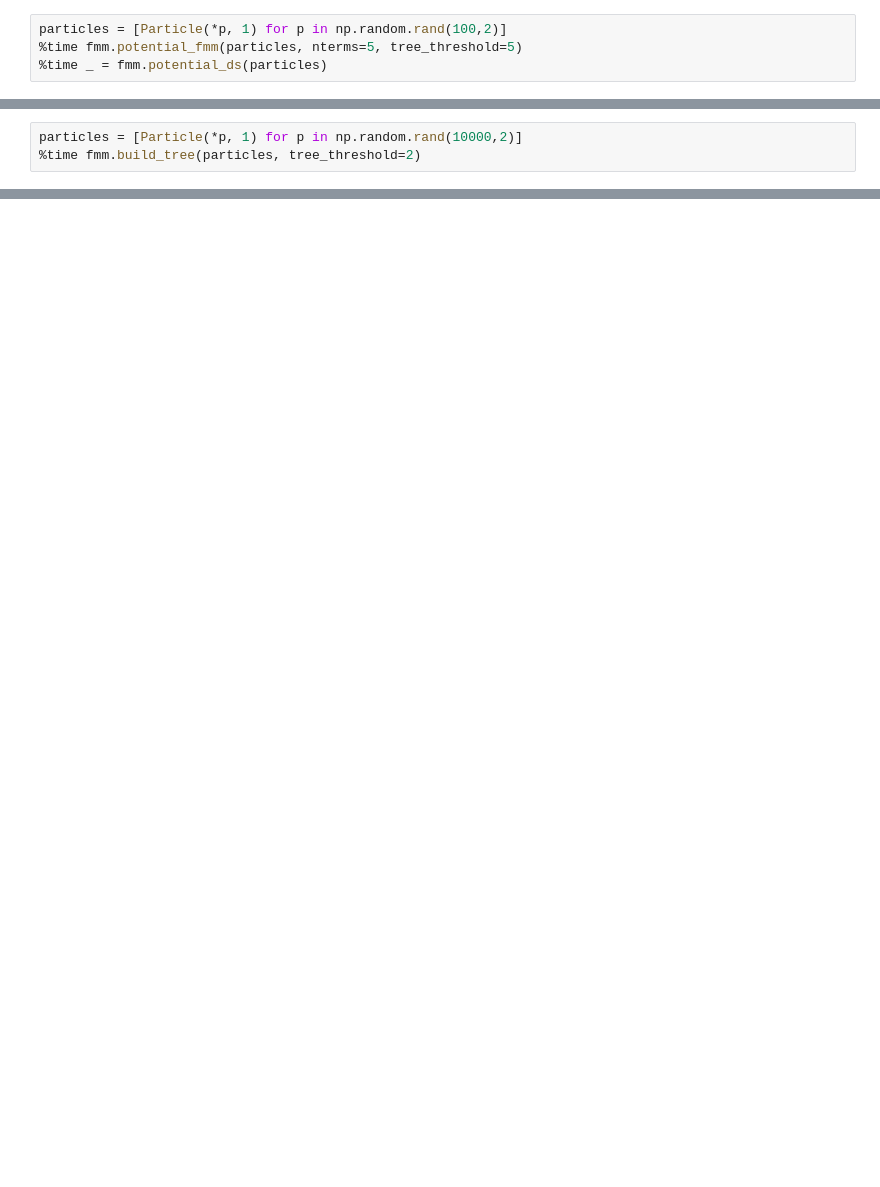
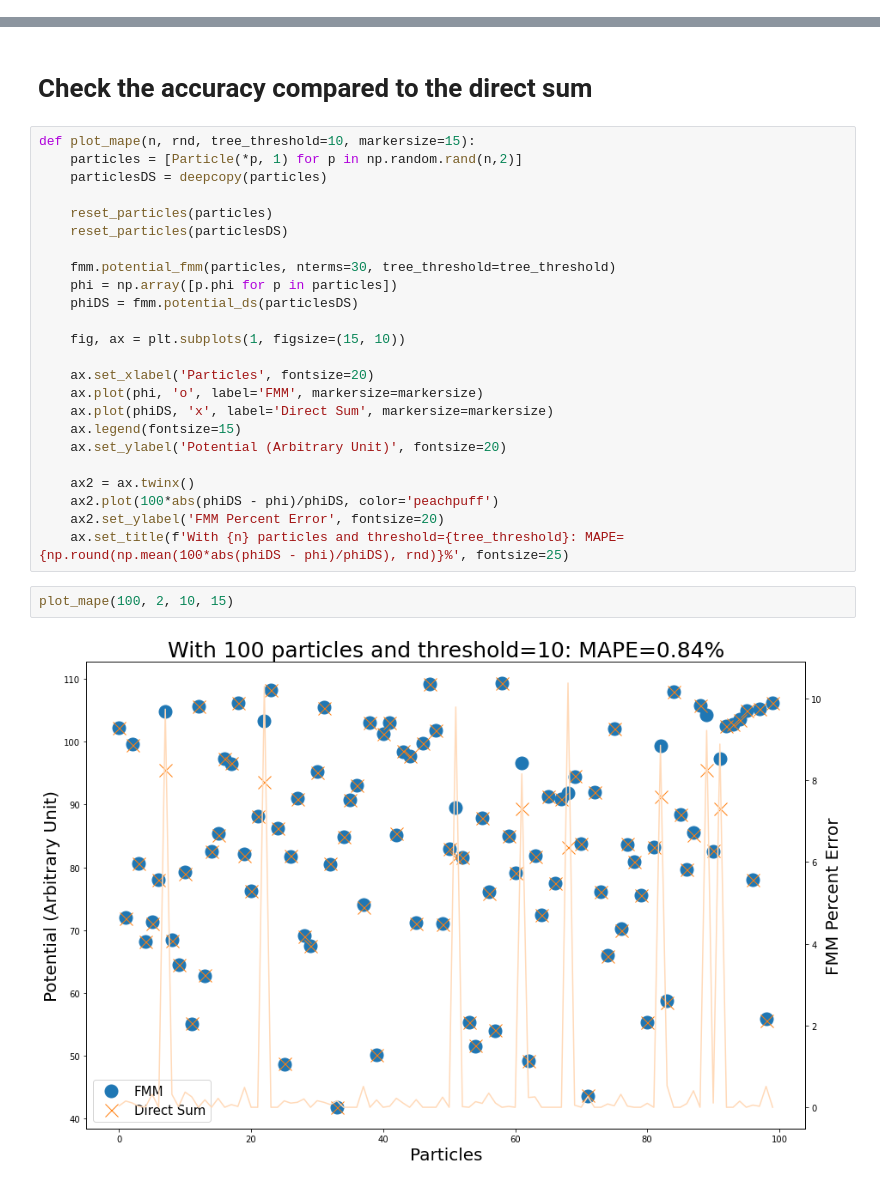
Before and after one commit to Ezekiel-25-17/Fast_Multipole_Method, a Jupyter notebook: fast_multipole_method.ipynb, the cells around one changed output, grey strips where cells are left out. Drawn from its saved outputs; the diff is of its cells as text; blank space fills up the shorter version.

```diff
--- a/fast_multipole_method.ipynb
+++ b/fast_multipole_method.ipynb
@@ -75,4 +31,0 @@ treetimed = time_function(fmm.build_tree)
-# %%
-particles = [Particle(*p, 1) for p in np.random.rand(100,2)]
-%time fmm.potential_fmm(particles, nterms=5, tree_threshold=5)
-%time _ = fmm.potential_ds(particles)
@@ -106,3 +31,0 @@ plt.show()
-# %%
-particles = [Particle(*p, 1) for p in np.random.rand(10000,2)]
-%time fmm.build_tree(particles, tree_threshold=2)
@@ -124,0 +48,30 @@ pinitf = lambda n: [fmm.Particle(*p, 1) for p in np.random.rand(n,2)]
+# %% [markdown]
+# Check the accuracy compared to the direct sum
+# %%
+def plot_mape(n, rnd, tree_threshold=10, markersize=15):
+    particles = [Particle(*p, 1) for p in np.random.rand(n,2)]
+    particlesDS = deepcopy(particles)
+
+    reset_particles(particles)
+    reset_particles(particlesDS)
+
+    fmm.potential_fmm(particles, nterms=30, tree_threshold=tree_threshold)
+    phi = np.array([p.phi for p in particles])
+    phiDS = fmm.potential_ds(particlesDS)
+
+    fig, ax = plt.subplots(1, figsize=(15, 10))
+
+    ax.set_xlabel('Particles', fontsize=20)
+    ax.plot(phi, 'o', label='FMM', markersize=markersize)
+    ax.plot(phiDS, 'x', label='Direct Sum', markersize=markersize)
+    ax.legend(fontsize=15)
+    ax.set_ylabel('Potential (Arbitrary Unit)', fontsize=20)
+
+    ax2 = ax.twinx()
+    ax2.plot(100*abs(phiDS - phi)/phiDS, color='peachpuff')
+    ax2.set_ylabel('FMM Percent Error', fontsize=20)
+    ax.set_title(f'With {n} particles and threshold={tree_threshold}: MAPE={np.round(np.mean(100*abs(phiDS - phi)/phiDS), rnd)}%', fontsize=25)
+# %%
+plot_mape(100, 2, 10, 15)
+# %% [output]
+[figure, added]
```
Also changed, not shown: parts of 24 cells of this notebook.
